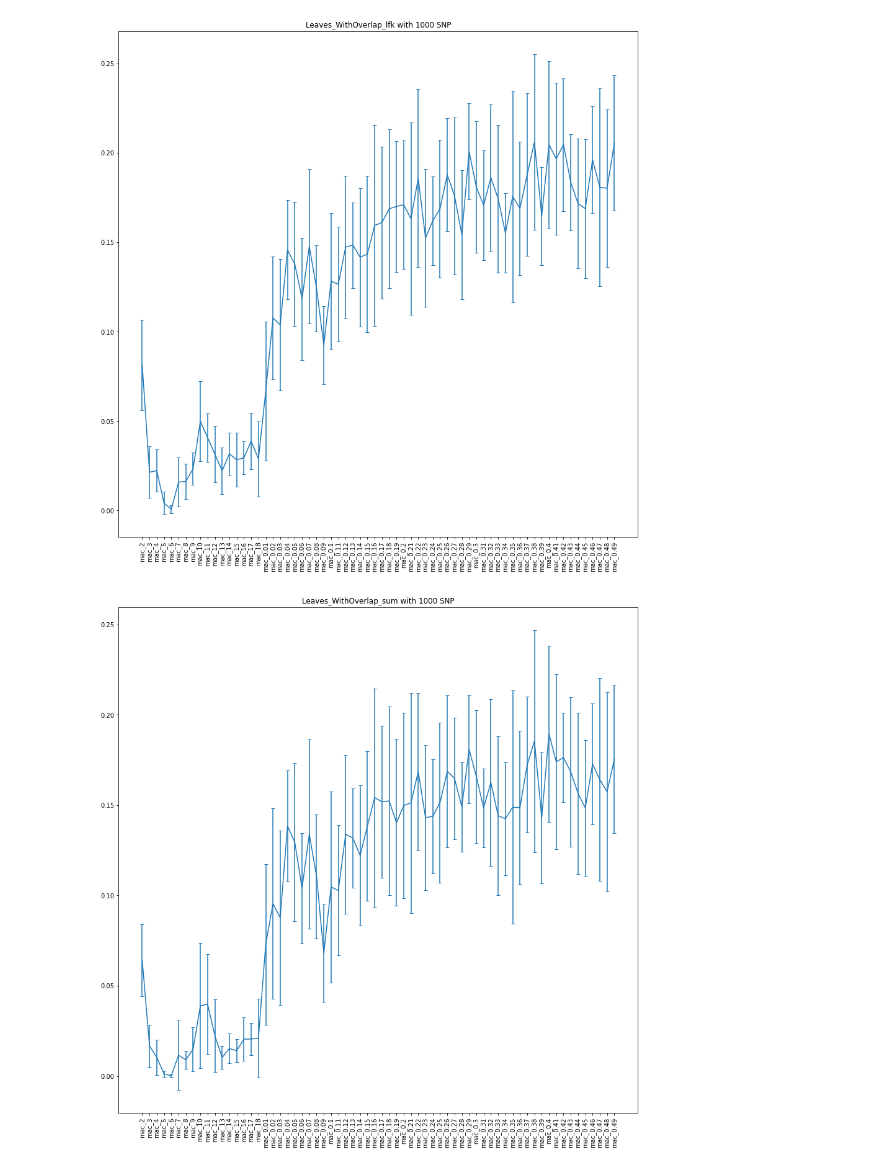
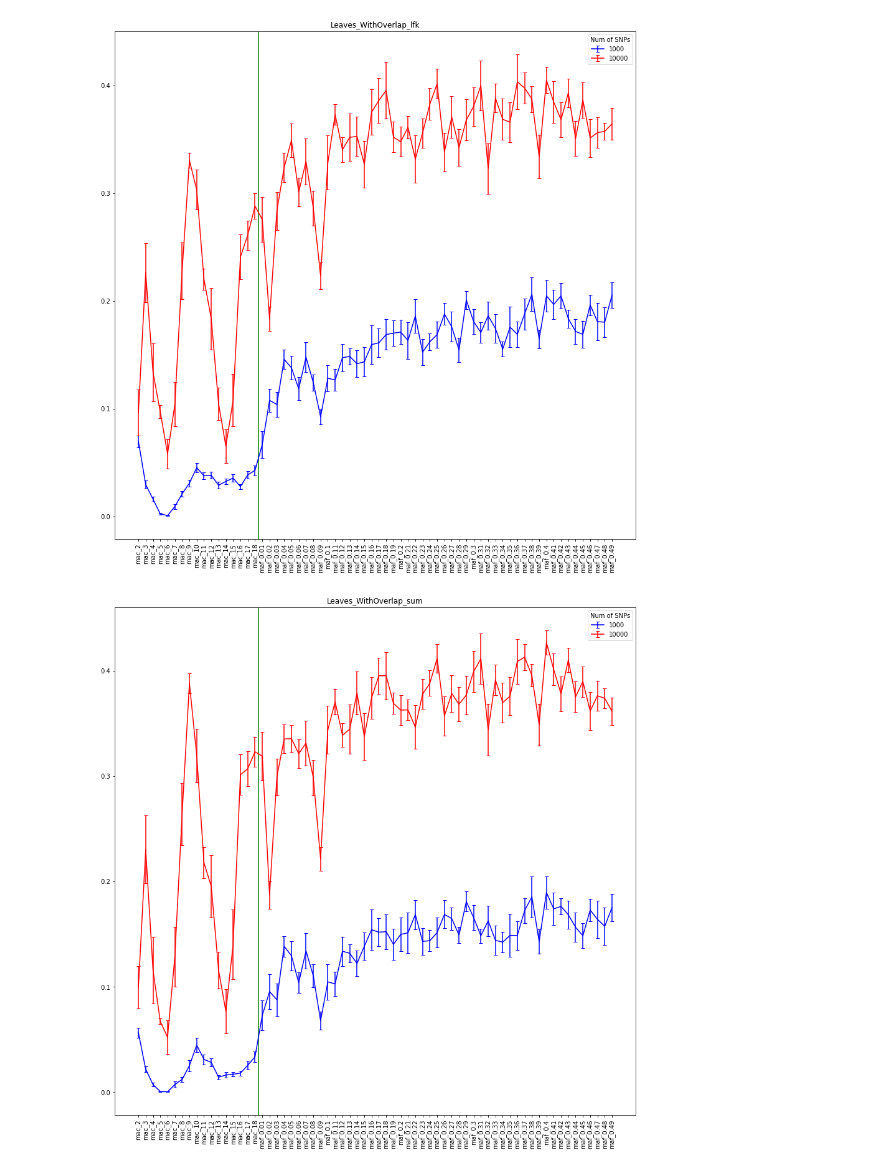
Before and after one commit to Greenbaum-Lab/SNPnmi, a Jupyter notebook: notebooks/plot_nmi_scores.ipynb, the cells around one changed output. Saved outputs shown, nothing was run; the diff lists cells and outputs as text; code cells hidden in the pictures.

Commit message:
Create statistics nmi score matrix

```diff
--- a/notebooks/plot_nmi_scores.ipynb
+++ b/notebooks/plot_nmi_scores.ipynb
@@ -15,31 +15,35 @@ mac_min_range = 2
 mac_max_range = 18
 maf_min_range = 1
 maf_max_range = 49
-size_to_compare = 1000
-class_names = [f'mac_{i}' for i in range(mac_min_range, mac_max_range+1)] + [f'mac_{i / 100}' for i in range(maf_min_range, maf_max_range+1)]
+SIZE2COLOR_DICT = {1000: 'b', 10000: 'r'}
+class_names = [f'mac_{i}' for i in range(mac_min_range, mac_max_range+1)] + [f'maf_{i / 100}' for i in range(maf_min_range, maf_max_range+1)]
 # %%
 for score in ALL_SCORES_TYPES:
-    avg = []
-    std = []
-    for mac_maf in ['mac', 'maf']:
-        is_mac = mac_maf == 'mac'
-        min_range = mac_min_range if is_mac else maf_min_range
-        max_range = mac_max_range if is_mac else maf_max_range
-        if min_range>0:
-            for val in range(min_range, max_range+1):
-                # in maf we take 0.x
-                if not is_mac:
-                    val = f'{val * 1.0/100}'
-                class_name = f'ss_{ns_ss}_{mac_maf}_{val}_{size_to_compare}'
-                class_values = df.loc[df['Class'] == class_name]
-                avg.append(float(class_values[f'{score}_avg']))
-                std.append(float(class_values[f'{score}_std']))
     f = plt.figure()
     f.set_figwidth(15)
     f.set_figheight(15)
     ax = f.add_subplot(111)
-    plt.errorbar(class_names, avg, yerr=np.array(std), fmt='-', capsize=3)
+    for num_of_snp in [1000, 10000]:
+        avg = []
+        std = []
+        for mac_maf in ['mac', 'maf']:
+            is_mac = mac_maf == 'mac'
+            min_range = mac_min_range if is_mac else maf_min_range
+            max_range = mac_max_range if is_mac else maf_max_range
+            if min_range>0:
+                for val in range(min_range, max_range+1):
+                    # in maf we take 0.x
+                    if not is_mac:
+                        val = f'{val * 1.0/100}'
+                    class_name = f'ss_{ns_ss}_{mac_maf}_{val}_{num_of_snp}'
+                    class_values = df[df.Class == class_name]
+                    n = int(class_values['num_of_trees'])
+                    avg.append(float(class_values[f'{score}_avg']))
+                    std.append(float(class_values[f'{score}_std']) / np.sqrt(n)) / np.sqrt(n
+        plt.errorbar(class_names, avg, yerr=np.array(std), fmt='-', capsize=3, color=SIZE2COLOR_DICT[num_of_snp], label=num_of_snp)
     plt.xticks(rotation=90)
-    plt.title(f'{score} with {size_to_compare} SNP')
+    plt.axvline(x=16.5, color='green')
+    plt.legend(title="Num of SNPs")
+    plt.title(f'{score}')
     plt.savefig(f'{summay_dir}fix_size_nmi_scores/{score}.png')
 # %% [output]
@@ -53,2 +57,2 @@ for score in ALL_SCORES_TYPES:
-[figure, old version]
+[figure, new version]
-[figure, old version]
+[figure, new version]
```
Also changed, not shown: parts of 1 cell of this notebook, 1 other file.
